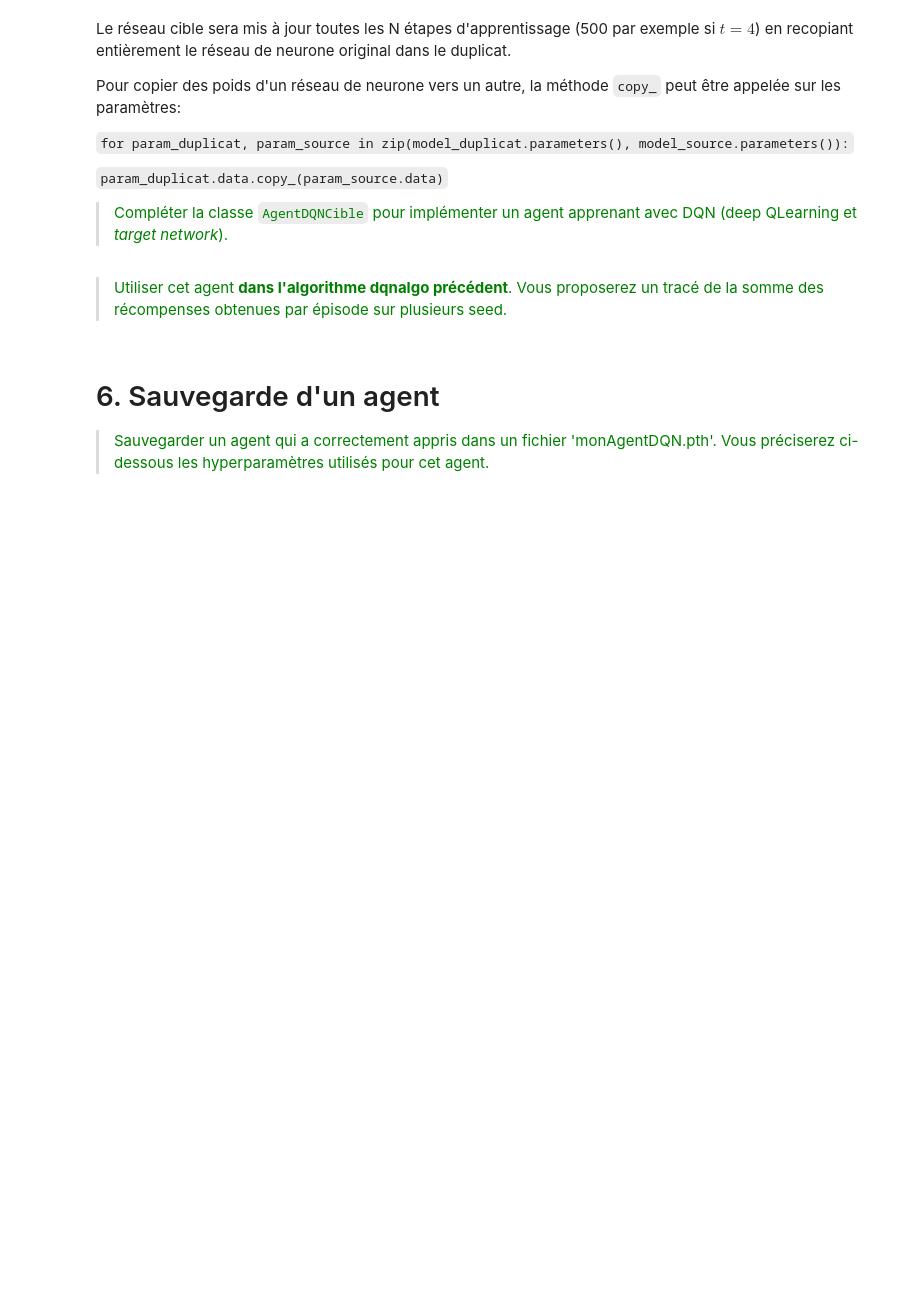
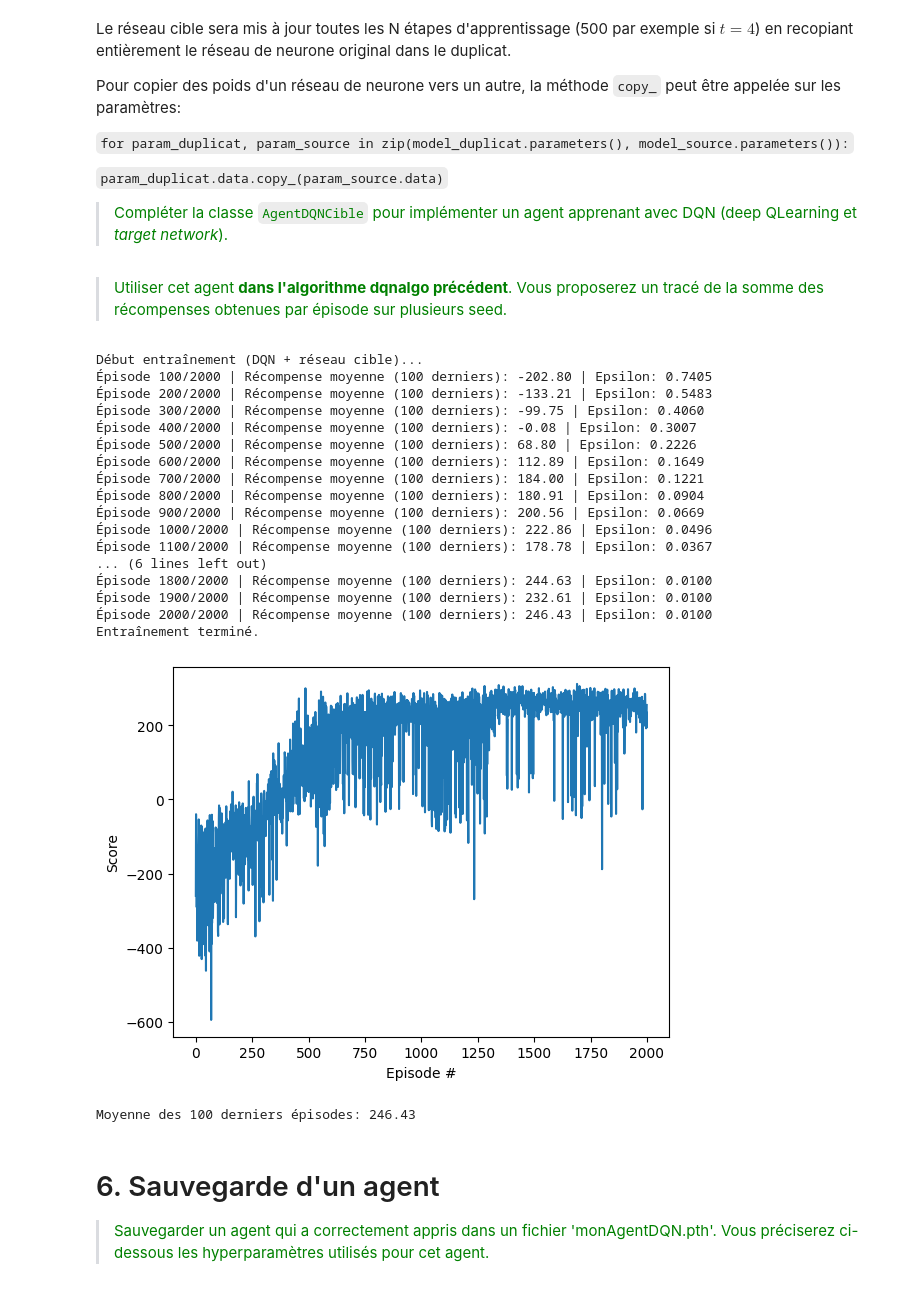
Before and after one commit to Albin0903/tpdqn, a Jupyter notebook: TPDQN.ipynb, the cells around one changed output. Drawn from its saved outputs; the diff is of its cells as text; code cells hidden in the pictures; blank space fills up the shorter version.

Commit message:
partie 6 dqn a cible, test en cours

```diff
--- a/TPDQN.ipynb
+++ b/TPDQN.ipynb
@@ -493,3 +464,73 @@ from agentdqncible import AgentDQNCible
+# %%
+#TODO
+# Entraînement DQN avec réseau cible (target network)
+import gymnasium as gym
+import numpy as np
+import utils
+from agentdqncible import AgentDQNCible
+
+# Hyperparamètres
+NB_EPISODES = 2000
+EPS_START, EPS_END, EPS_DECAY = 1.0, 0.01, 0.997
+GAMMA, LR = 0.99, 3e-4
+BUFFER_SIZE, BATCH_SIZE = 100000, 64
+UPDATE_EVERY = 4
+TARGET_UPDATE_EVERY = 500  # copie "hard" du réseau en ligne vers le réseau cible
+
+# Environnement
+env = gym.make("LunarLander-v3")
+dim_etat = env.observation_space.shape[0]
+dim_action = env.action_space.n
+
+# Agent avec réseau cible
+agent = AgentDQNCible(
+    dim_etat=dim_etat,
+    dim_action=dim_action,
+    gamma=GAMMA,
+    lr=LR,
+    buffer_size=BUFFER_SIZE,
+    batch_size=BATCH_SIZE,
+    update_every=UPDATE_EVERY,
+    target_update_every=TARGET_UPDATE_EVERY,
+)
+
+# Entraînement (boucle gérée par dqnalgo)
+print("Début entraînement (DQN + réseau cible)...")
+rewards_target = dqnalgo(
+    agent=agent,
+    env=env,
+    nb_episodes=NB_EPISODES,
+    eps_start=EPS_START,
+    eps_end=EPS_END,
+    eps_decay=EPS_DECAY,
+)
+print("Entraînement terminé.")
+
+# Suivi des performances
+utils.plot_sumrwdperepi(rewards_target)
+print(f"Moyenne des 100 derniers épisodes: {np.mean(rewards_target[-100:]):.2f}")
+
+env.close()
+# %% [output]
+Début entraînement (DQN + réseau cible)...
+Épisode 100/2000 | Récompense moyenne (100 derniers): -202.80 | Epsilon: 0.7405
+Épisode 200/2000 | Récompense moyenne (100 derniers): -133.21 | Epsilon: 0.5483
+Épisode 300/2000 | Récompense moyenne (100 derniers): -99.75 | Epsilon: 0.4060
+Épisode 400/2000 | Récompense moyenne (100 derniers): -0.08 | Epsilon: 0.3007
+Épisode 500/2000 | Récompense moyenne (100 derniers): 68.80 | Epsilon: 0.2226
+Épisode 600/2000 | Récompense moyenne (100 derniers): 112.89 | Epsilon: 0.1649
+Épisode 700/2000 | Récompense moyenne (100 derniers): 184.00 | Epsilon: 0.1221
+Épisode 800/2000 | Récompense moyenne (100 derniers): 180.91 | Epsilon: 0.0904
+Épisode 900/2000 | Récompense moyenne (100 derniers): 200.56 | Epsilon: 0.0669
+Épisode 1000/2000 | Récompense moyenne (100 derniers): 222.86 | Epsilon: 0.0496
+Épisode 1100/2000 | Récompense moyenne (100 derniers): 178.78 | Epsilon: 0.0367
+... (6 lines left out)
+Épisode 1800/2000 | Récompense moyenne (100 derniers): 244.63 | Epsilon: 0.0100
+Épisode 1900/2000 | Récompense moyenne (100 derniers): 232.61 | Epsilon: 0.0100
+Épisode 2000/2000 | Récompense moyenne (100 derniers): 246.43 | Epsilon: 0.0100
+Entraînement terminé.
+[figure, added]
+Moyenne des 100 derniers épisodes: 246.43
 # %% [markdown]
 # 6. Sauvegarde d'un agent
 
```
Also changed, not shown: parts of 10 cells of this notebook, 3 other files.
